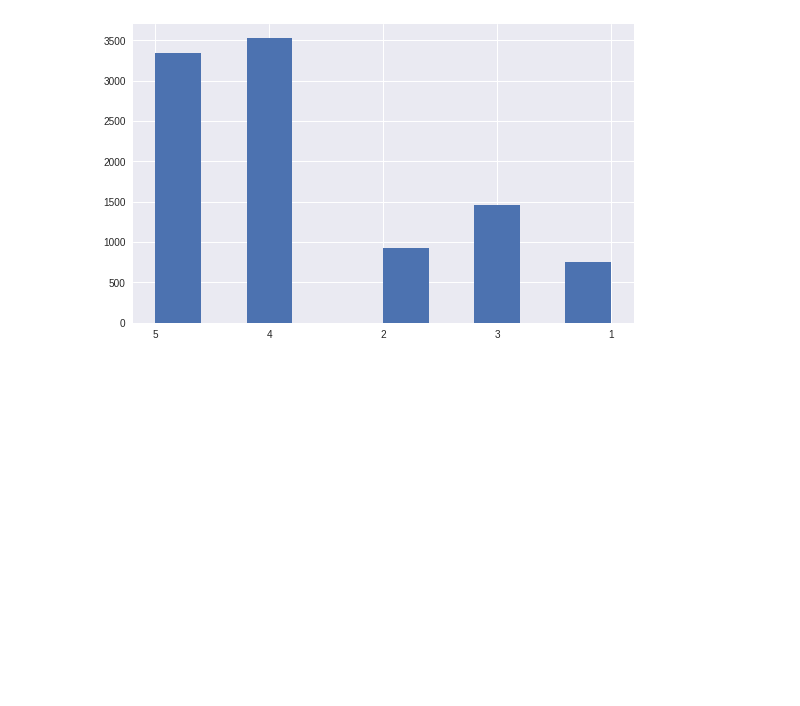
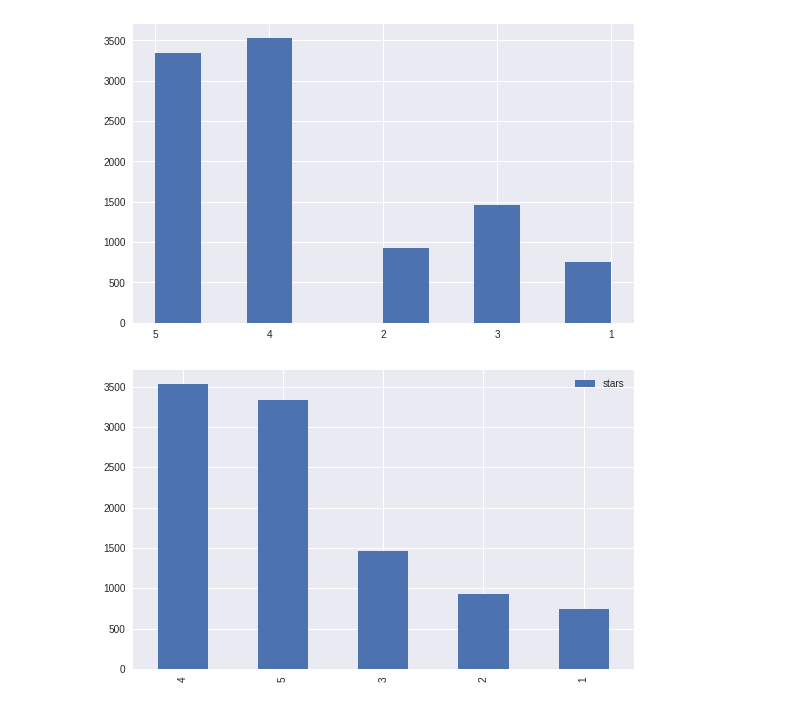
Before and after one commit to karenbennis/Xy, a Jupyter notebook: yelp_reviews_visuals_v1.ipynb, the cells around one changed output. Saved outputs shown, nothing was run; the diff lists cells and outputs as text; code cells hidden in the pictures; blank space fills up the shorter version.

```diff
--- a/yelp_reviews_visuals_v1.ipynb
+++ b/yelp_reviews_visuals_v1.ipynb
@@ -104,3 +104,7 @@ funny           int64
 business_id    object
 user_id        object
 dtype: object
+# %%
+stars_count = raw_json.stars.value_counts()
+df = pd.DataFrame(stars_count)
+df.head()
@@ -117,3 +128,9 @@ plt.hist(raw_json['stars'])
  array([0. , 0.4, 0.8, 1.2, 1.6, 2. , 2.4, 2.8, 3.2, 3.6, 4. ]),
  <a list of 10 Patch objects>)
 [figure]
+# %%
+df.plot.bar()
+plt.style.use('seaborn-dark-palette')
+plt.show()
+# %% [output]
+[figure, added]
```
Also changed, not shown: parts of 8 cells of this notebook.
